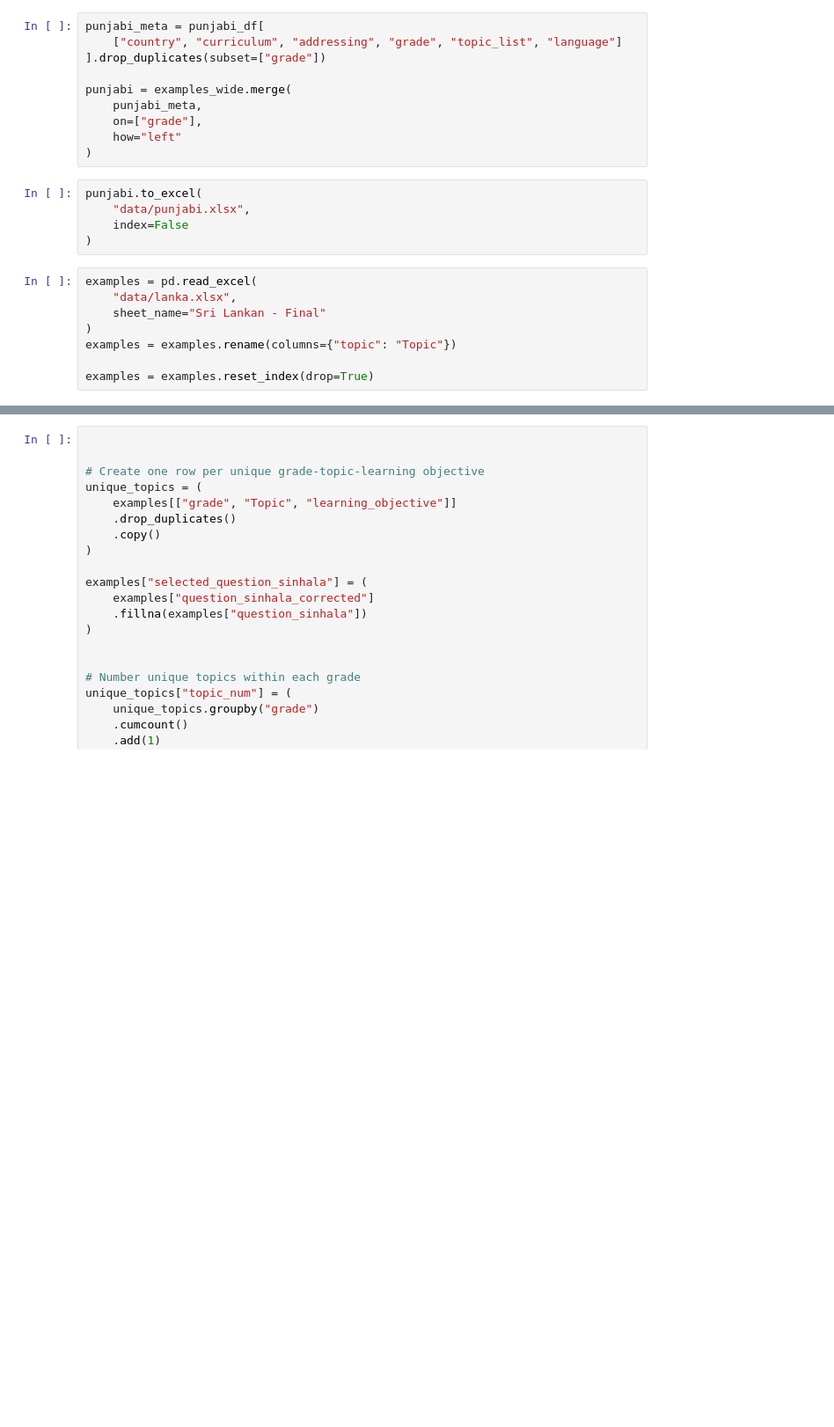
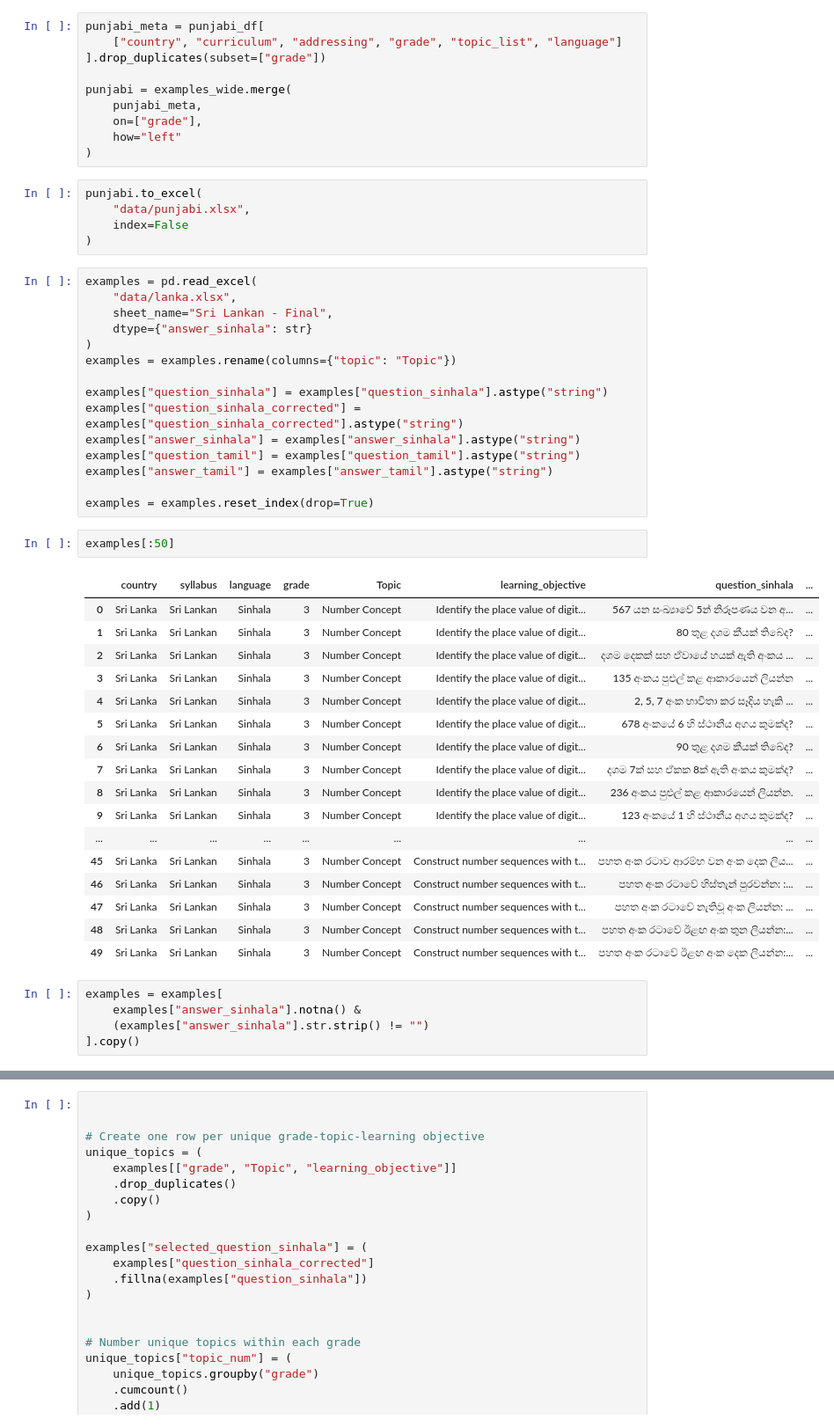
Before and after one commit to Kalana777/mathword-multilinguo, a Jupyter notebook: multiningual_dataset_prep.ipynb, the cells around one changed output, grey strips where cells are left out. Shown at 88% size. Saved outputs shown, nothing was run; the diff lists cells and outputs as text; blank space fills up the shorter version.

Commit message:
Sinhala preprocessing

```diff
--- a/multiningual_dataset_prep.ipynb
+++ b/multiningual_dataset_prep.ipynb
@@ -554,8 +534,40 @@ punjabi.to_excel(
 # %%
 examples = pd.read_excel(
     "data/lanka.xlsx",
-    sheet_name="Sri Lankan - Final"
+    sheet_name="Sri Lankan - Final",
+    dtype={"answer_sinhala": str}
 )
 examples = examples.rename(columns={"topic": "Topic"})
 
+examples["question_sinhala"] = examples["question_sinhala"].astype("string")
+examples["question_sinhala_corrected"] = examples["question_sinhala_corrected"].astype("string")
+examples["answer_sinhala"] = examples["answer_sinhala"].astype("string")
+examples["question_tamil"] = examples["question_tamil"].astype("string")
+examples["answer_tamil"] = examples["answer_tamil"].astype("string")
+
 examples = examples.reset_index(drop=True)
+# %%
+examples[:50]
+# %% [output]
+|  | country | syllabus | language | grade | Topic | learning_objective | question_sinhala | ... |
+| 0 | Sri Lanka | Sri Lankan | Sinhala | 3 | Number Concept | Identify the place value of digit... | 567 යන සංඛ්‍යාවේ 5න් නිරූපණය වන අ... | ... |
+| 1 | Sri Lanka | Sri Lankan | Sinhala | 3 | Number Concept | Identify the place value of digit... | 80 තුළ දශම කීයක් තිබේද? | ... |
+| 2 | Sri Lanka | Sri Lankan | Sinhala | 3 | Number Concept | Identify the place value of digit... | දශම දෙකක් සහ ඒවායේ හයක් ඇති අංකය ... | ... |
+| 3 | Sri Lanka | Sri Lankan | Sinhala | 3 | Number Concept | Identify the place value of digit... | 135 අංකය පුළුල් කළ ආකාරයෙන් ලියන්න | ... |
+| 4 | Sri Lanka | Sri Lankan | Sinhala | 3 | Number Concept | Identify the place value of digit... | 2, 5, 7 අංක භාවිතා කර සෑදිය හැකි ... | ... |
+| 5 | Sri Lanka | Sri Lankan | Sinhala | 3 | Number Concept | Identify the place value of digit... | 678 අංකයේ 6 හි ස්ථානීය අගය කුමක්ද? | ... |
+| 6 | Sri Lanka | Sri Lankan | Sinhala | 3 | Number Concept | Identify the place value of digit... | 90 තුළ දශම කීයක් තිබේද? | ... |
+| 7 | Sri Lanka | Sri Lankan | Sinhala | 3 | Number Concept | Identify the place value of digit... | දශම 7ක් සහ ඒකක 8ක් ඇති අංකය කුමක්ද? | ... |
+| 8 | Sri Lanka | Sri Lankan | Sinhala | 3 | Number Concept | Identify the place value of digit... | 236 අංකය පුළුල් කළ ආකාරයෙන් ලියන්න. | ... |
+| 9 | Sri Lanka | Sri Lankan | Sinhala | 3 | Number Concept | Identify the place value of digit... | 123 අංකයේ 1 හි ස්ථානීය අගය කුමක්ද? | ... |
+| ... | ... | ... | ... | ... | ... | ... | ... | ... |
+| 45 | Sri Lanka | Sri Lankan | Sinhala | 3 | Number Concept | Construct number sequences with t... | පහත අංක රටාව ආරම්භ වන අංක දෙක ලිය... | ... |
+| 46 | Sri Lanka | Sri Lankan | Sinhala | 3 | Number Concept | Construct number sequences with t... | පහත අංක රටාවේ හිස්තැන් පුරවන්න: :... | ... |
+| 47 | Sri Lanka | Sri Lankan | Sinhala | 3 | Number Concept | Construct number sequences with t... | පහත අංක රටාවේ නැතිවූ අංක ලියන්න: ... | ... |
+| 48 | Sri Lanka | Sri Lankan | Sinhala | 3 | Number Concept | Construct number sequences with t... | පහත අංක රටාවේ ඊළඟ අංක තුන ලියන්න:... | ... |
+| 49 | Sri Lanka | Sri Lankan | Sinhala | 3 | Number Concept | Construct number sequences with t... | පහත අංක රටාවේ ඊළඟ අංක දෙක ලියන්න:... | ... |
+# %%
+examples = examples[
+    examples["answer_sinhala"].notna() &
+    (examples["answer_sinhala"].str.strip() != "")
+].copy()
```
Also changed, not shown: parts of 15 cells of this notebook.
